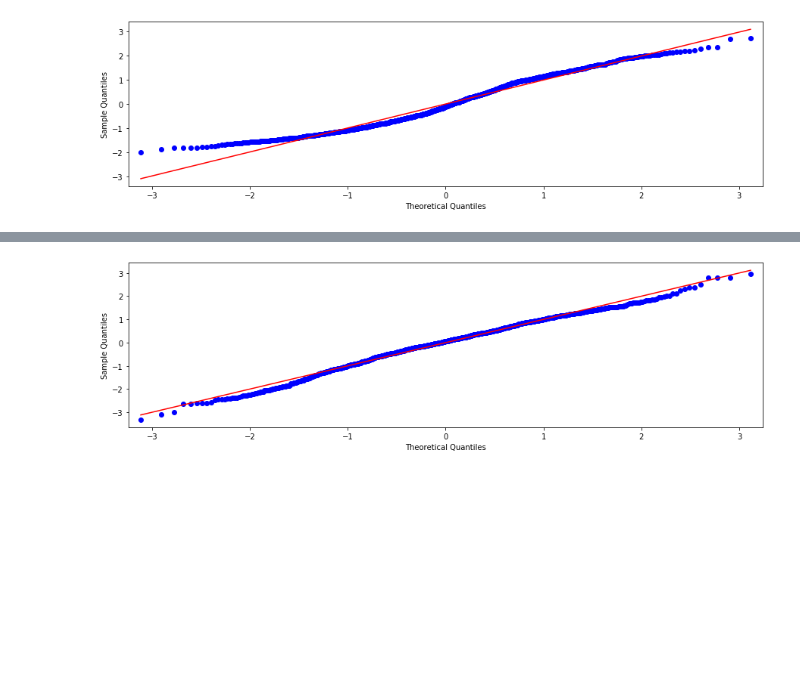
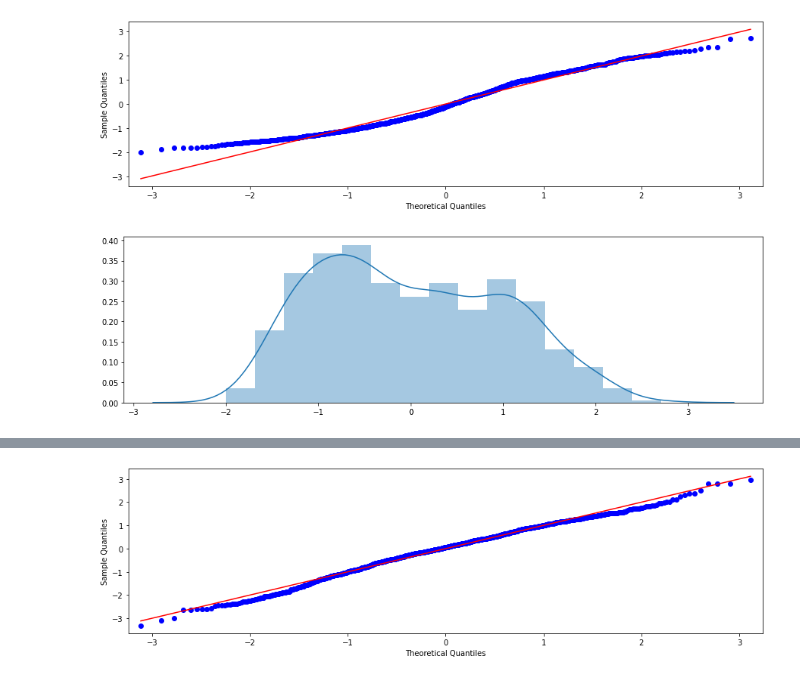
Before and after one commit to heatherholcomb/EffectsOfSpaceWeather, a Jupyter notebook: Practicum2_EffectsOfSpaceWeather_HHOLCOMB_v1.ipynb, the cells around one changed output, grey strips where cells are left out. Saved outputs shown, nothing was run; the diff lists cells and outputs as text; code cells hidden in the pictures; blank space fills up the shorter version.

```diff
--- a/Practicum2_EffectsOfSpaceWeather_HHOLCOMB_v1.ipynb
+++ b/Practicum2_EffectsOfSpaceWeather_HHOLCOMB_v1.ipynb
@@ -670,6 +689,12 @@ fig = statsmodels.graphics.gofplots.qqplot(resid, line='r')
 plt.show()
 # %% [output]
 [figure]
+# %%
+fig, ax = plt.subplots()
+ax = sns.distplot(resid_std)
+plt.show()
+# %% [output]
+[figure, added]
 # %%
 # Multiple Linear Regression
 multipleModel2 = smf.ols(formula = 'AverageTemp ~ SumOfKps + SoloarRadioFlux + FluxQualifier + ObservedValueOfF10_7', data = dfFinal)
```
Also changed, not shown: parts of 56 cells of this notebook.
